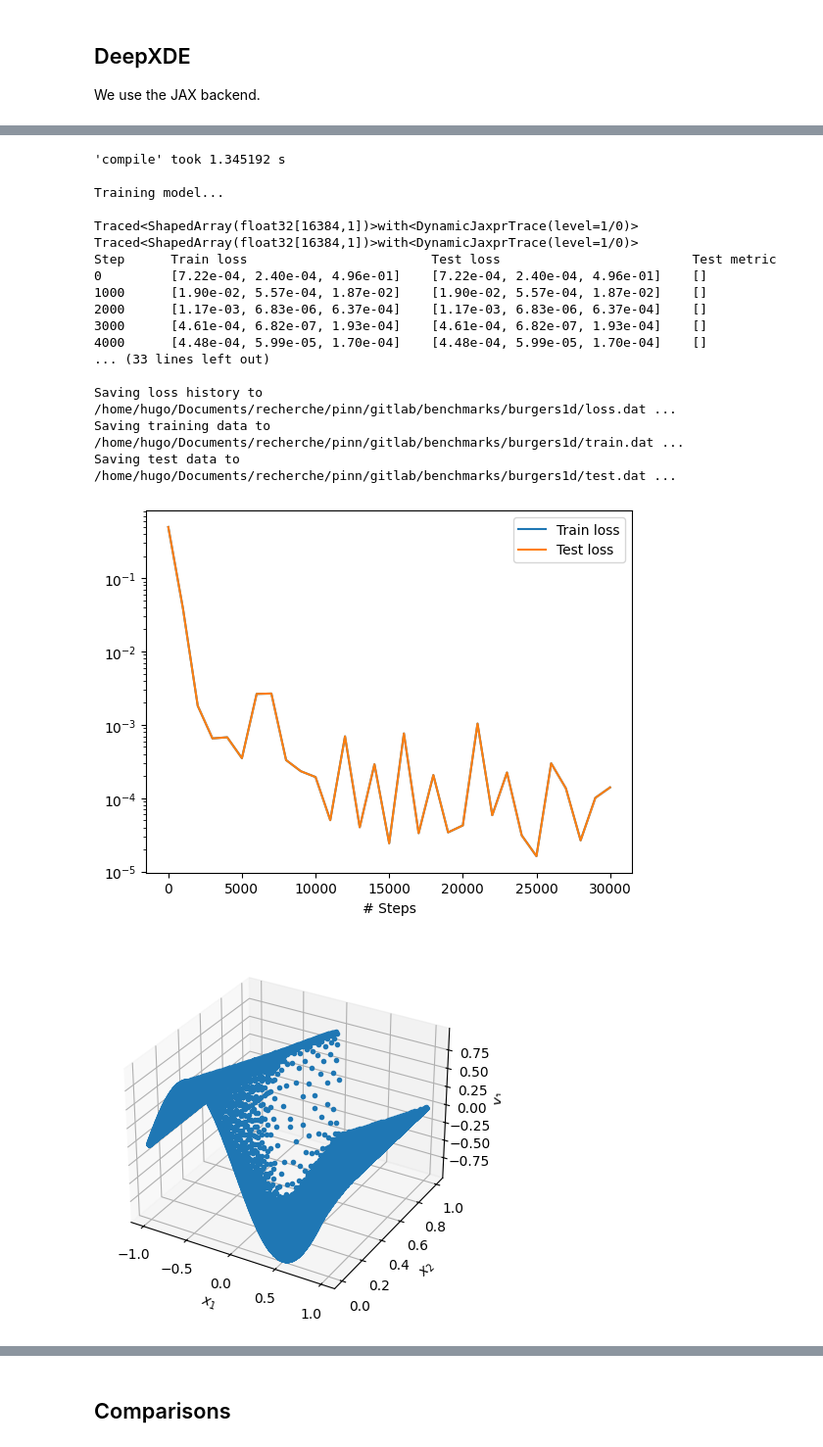
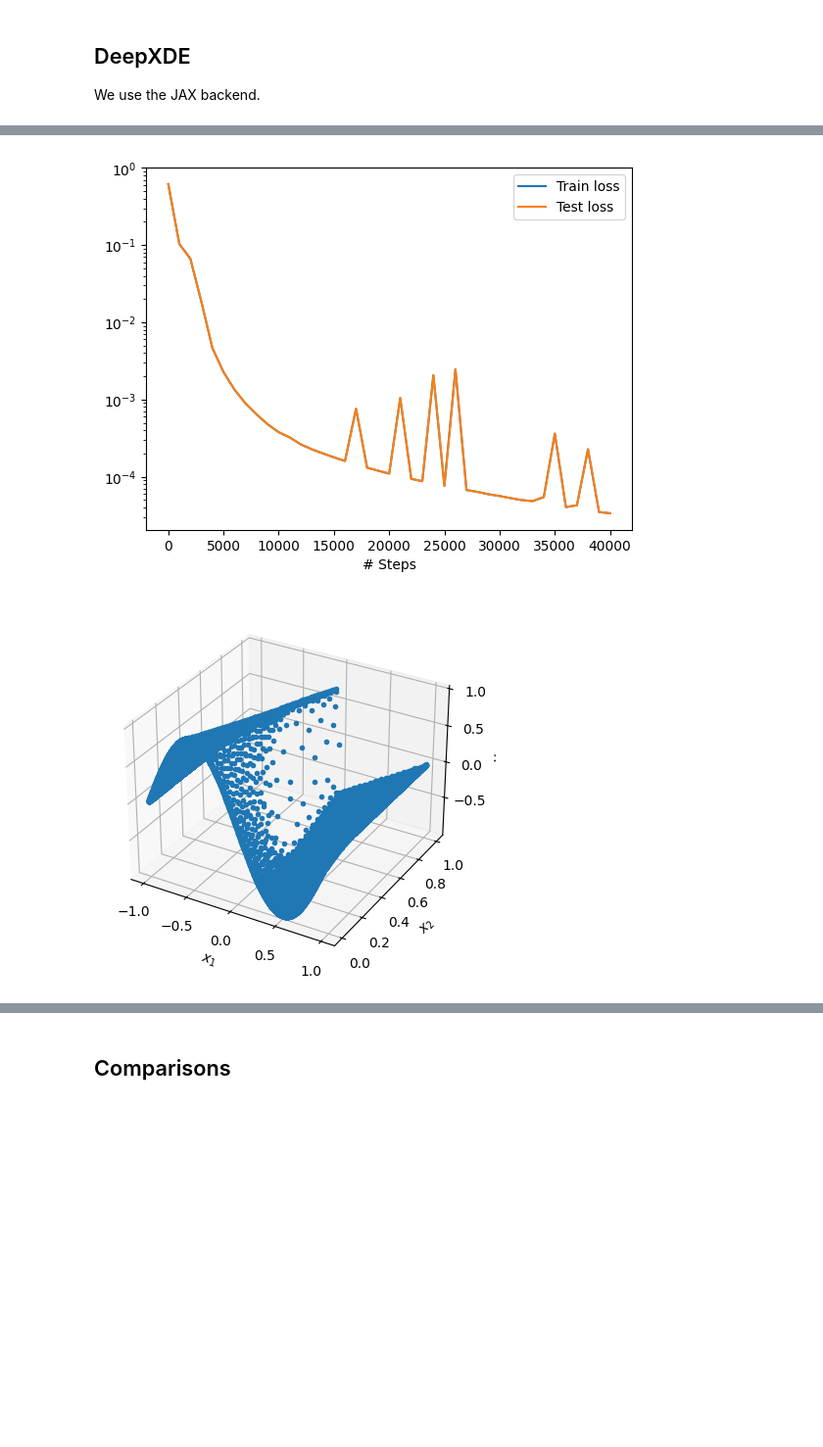
Before and after one commit to mia-jinns/jinns, a Jupyter notebook: benchmarks/burgers1d/burgers1d.ipynb, the cells around one changed output, grey strips where cells are left out. Shown at 98% size. Cells and saved outputs as stored; diff of their text form; code cells hidden in the pictures; blank space fills up the shorter version.

```diff
--- a/benchmarks/burgers1d/burgers1d.ipynb
+++ b/benchmarks/burgers1d/burgers1d.ipynb
@@ -12,8 +12,8 @@ While PINNacle codes use a callback for evaluating the error with respect to the
 import numpy as np
 
 # from PINNACLE
-DEFAULT_NUM_DOMAIN_POINTS = 8192
-DEFAULT_NUM_BOUNDARY_POINTS = 2048
-DEFAULT_NUM_INITIAL_POINTS = 2048
+DEFAULT_NUM_DOMAIN_POINTS = 8192 // 2
+DEFAULT_NUM_BOUNDARY_POINTS = 2048 // 2
+DEFAULT_NUM_INITIAL_POINTS = 2048 // 2
 
 ref_data = np.loadtxt("burgers1d.dat", comments="%").astype(np.float32)
@@ -26,7 +32,7 @@ We use the JAX backend.
 seed = 1
 # %%
 import os
-os.environ["DDE_BACKEND"]="jax"
+os.environ["DDE_BACKEND"]="pytorch"
 import deepxde as dde
 
 # Determinism may reduce performance in DeepXDE (see doc) but needs to
@@ -34,15 +40,20 @@ import deepxde as dde
 # https://deepxde.readthedocs.io/en/stable/modules/deepxde.html#deepxde.config.set_random_seed
 dde.config.set_random_seed(seed)
 
+# PDE for JAX
+# def pde(x, y):
+#     y_val, y_fn = y
+#     dy_x, _ = dde.grad.jacobian(y, x, i=0, j=0)
+#     dy_t, _ = dde.grad.jacobian(y, x, i=0, j=1)
+#     dy_xx, _ = dde.grad.hessian(y, x, i=0, j=0)
+#     return dy_t + y_val * dy_x - 0.01 / np.pi * dy_xx
 
+# PDE for pytorch
 def pde(x, y):
-    y_val, y_fn = y
-    print(y_val)
-    dy_x, _ = dde.grad.jacobian(y, x, i=0, j=0)
-    dy_t, _ = dde.grad.jacobian(y, x, i=0, j=1)
-    dy_xx, _ = dde.grad.hessian(y, x, i=0, j=0)
-    return dy_t + y_val * dy_x - 0.01 / np.pi * dy_xx
-
+    dy_x = dde.grad.jacobian(y, x, i=0, j=0)
+    dy_t = dde.grad.jacobian(y, x, i=0, j=1)
+    dy_xx = dde.grad.hessian(y, x, i=0, j=0)
+    return dy_t + y * dy_x - 0.01 / np.pi * dy_xx
 
 geom = dde.geometry.Interval(-1, 1)
 timedomain = dde.geometry.TimeDomain(0, 1)
@@ -66,7 +77,7 @@ data = dde.data.TimePDE(
 net = dde.nn.FNN([2] + [100] * 5 + [1], "tanh", "Glorot normal")
 model = dde.Model(data, net)
 
-model.compile("adam", lr=1e-3)
-losshistory, train_state = model.train(iterations=30000)
+model.compile("adam", lr=1e-4)
+losshistory, train_state = model.train(iterations=40000)
 dde.saveplot(losshistory, train_state, issave=True, isplot=True)
 # %% [output]
@@ -79,19 +111,2 @@ Compiling model...
-'compile' took 1.345192 s
-
-Training model...
-
-Traced<ShapedArray(float32[16384,1])>with<DynamicJaxprTrace(level=1/0)>
-Traced<ShapedArray(float32[16384,1])>with<DynamicJaxprTrace(level=1/0)>
-Step      Train loss                        Test loss                         Test metric
-0         [7.22e-04, 2.40e-04, 4.96e-01]    [7.22e-04, 2.40e-04, 4.96e-01]    []
-1000      [1.90e-02, 5.57e-04, 1.87e-02]    [1.90e-02, 5.57e-04, 1.87e-02]    []
-2000      [1.17e-03, 6.83e-06, 6.37e-04]    [1.17e-03, 6.83e-06, 6.37e-04]    []
-3000      [4.61e-04, 6.82e-07, 1.93e-04]    [4.61e-04, 6.82e-07, 1.93e-04]    []
-4000      [4.48e-04, 5.99e-05, 1.70e-04]    [4.48e-04, 5.99e-05, 1.70e-04]    []
-... (33 lines left out)
-
-Saving loss history to /home/hugo/Documents/recherche/pinn/gitlab/benchmarks/burgers1d/loss.dat ...
-Saving training data to /home/hugo/Documents/recherche/pinn/gitlab/benchmarks/burgers1d/train.dat ...
-Saving test data to /home/hugo/Documents/recherche/pinn/gitlab/benchmarks/burgers1d/test.dat ...
-[figure, old version]
+[figure, new version]
-[figure, old version]
+[figure, new version]
```
Also changed, not shown: parts of 21 cells of this notebook, 3 other files.
